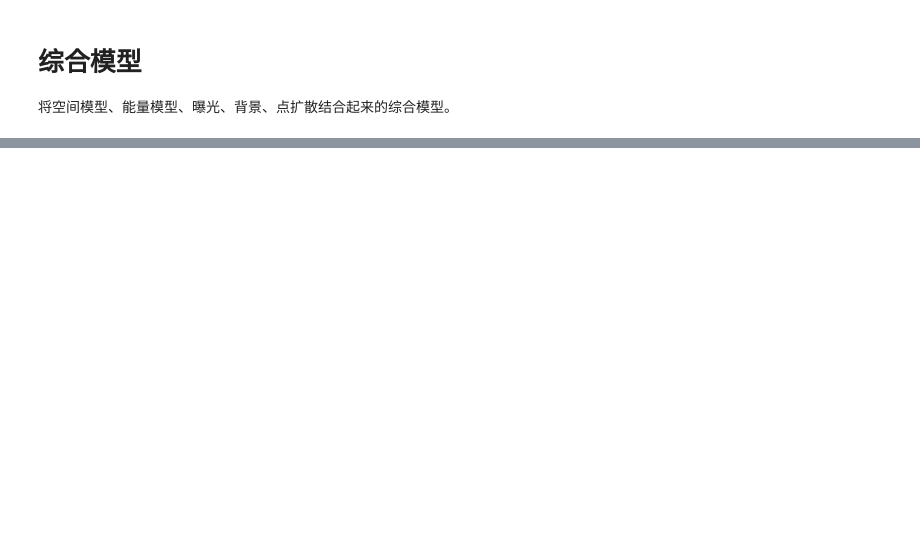
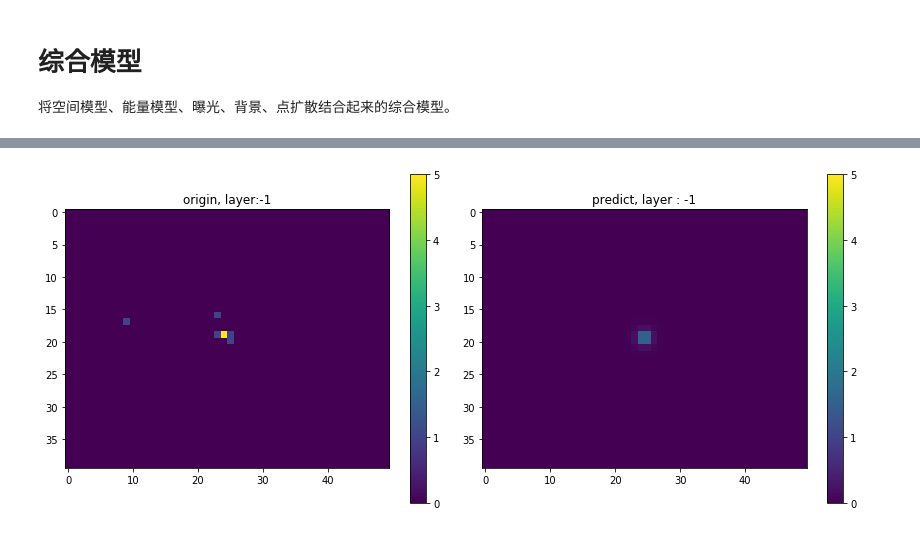
Before and after one commit to watertien/joint, a Jupyter notebook: test_wyx_joint.ipynb, the cells around one changed output, grey strips where cells are left out. Cells and saved outputs as stored; diff of their text form; code cells hidden in the pictures; blank space fills up the shorter version.

```diff
--- a/test_wyx_joint.ipynb
+++ b/test_wyx_joint.ipynb
@@ -593,0 +724,19 @@ Parameters
+# %%
+idx_layers=-1
+pred_counts=test_map.psf_convolve()
+vmax=counts[idx_layers].max()
+
+fig=plt.figure(figsize=(12,5))
+ax=plt.subplot(1,2,1)
+plt.imshow(counts[idx_layers],vmin=0,vmax=vmax)
+plt.colorbar()
+plt.title('origin, layer:%i'%idx_layers)
+
+ax=plt.subplot(1,2,2)
+plt.imshow(pred_counts[idx_layers],vmin=0,vmax=vmax)
+plt.colorbar()
+plt.title('predict, layer : %i'%idx_layers)
+
+plt.tight_layout()
+# %% [output]
+[figure, added]
```
Also changed, not shown: parts of 20 cells of this notebook.
